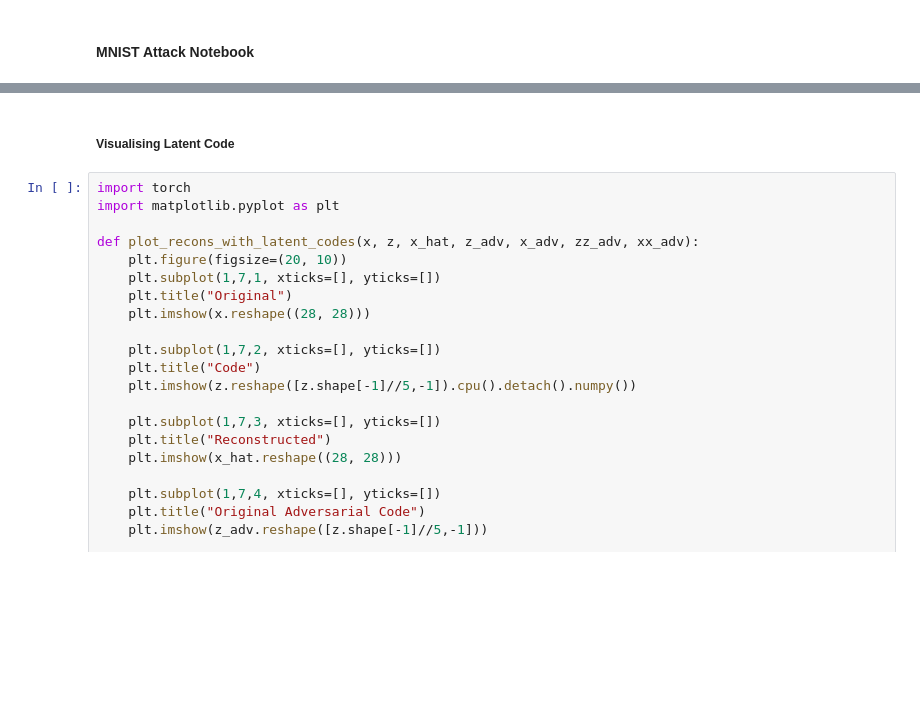
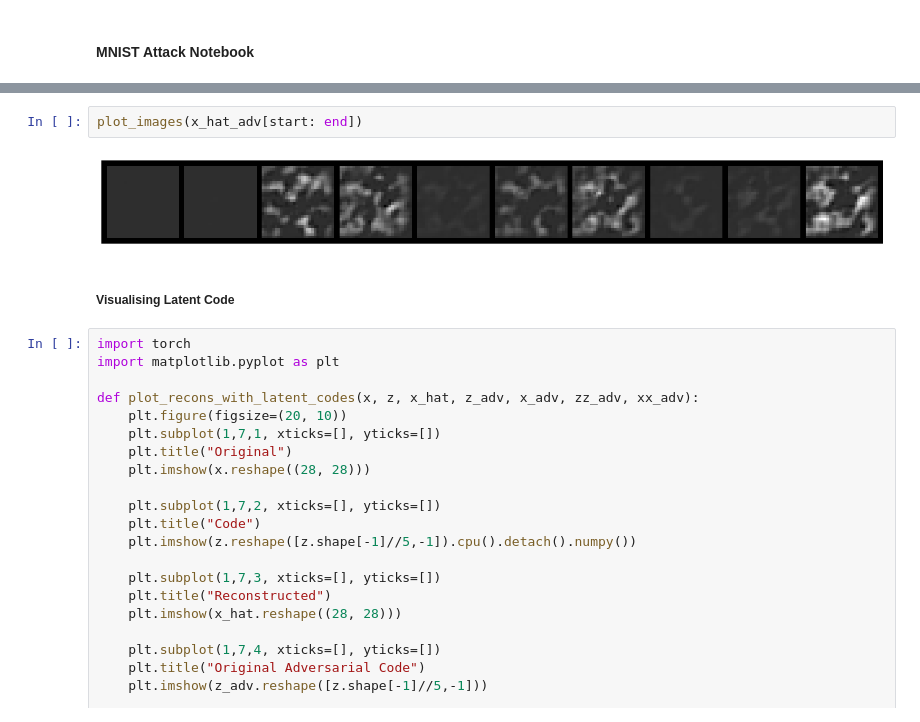
Before and after one commit to swainsubrat/SPAT, a Jupyter notebook: mnist_attack.ipynb, the cells around one changed output, grey strips where cells are left out. Drawn from its saved outputs; the diff is of its cells as text; blank space fills up the shorter version.

```diff
--- a/mnist_attack.ipynb
+++ b/mnist_attack.ipynb
@@ -132,3 +305,7 @@ torch.Size([3, 32, 152])
+# %%
+plot_images(x_hat_adv[start: end])
+# %% [output]
+[figure, added]
 # %% [markdown]
 ##### Visualising Latent Code
 # %%
```
Also changed, not shown: parts of 11 cells of this notebook, 5 other files.
